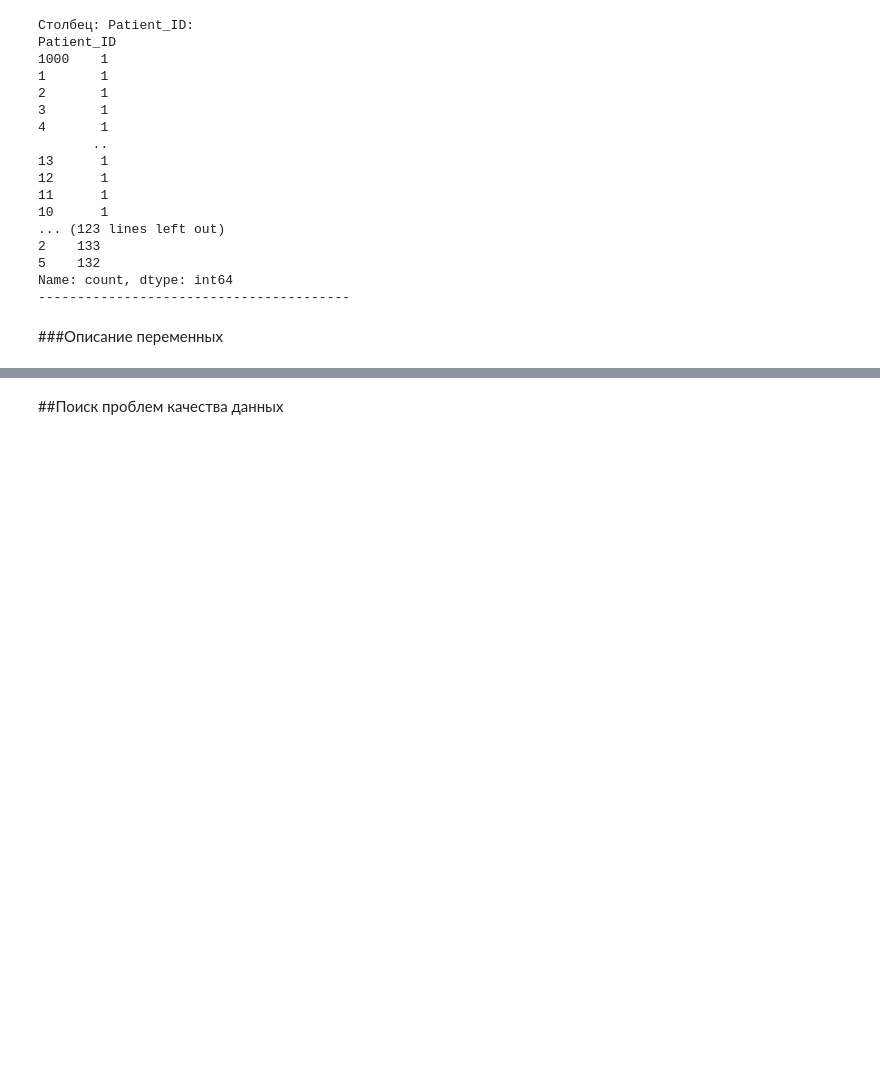
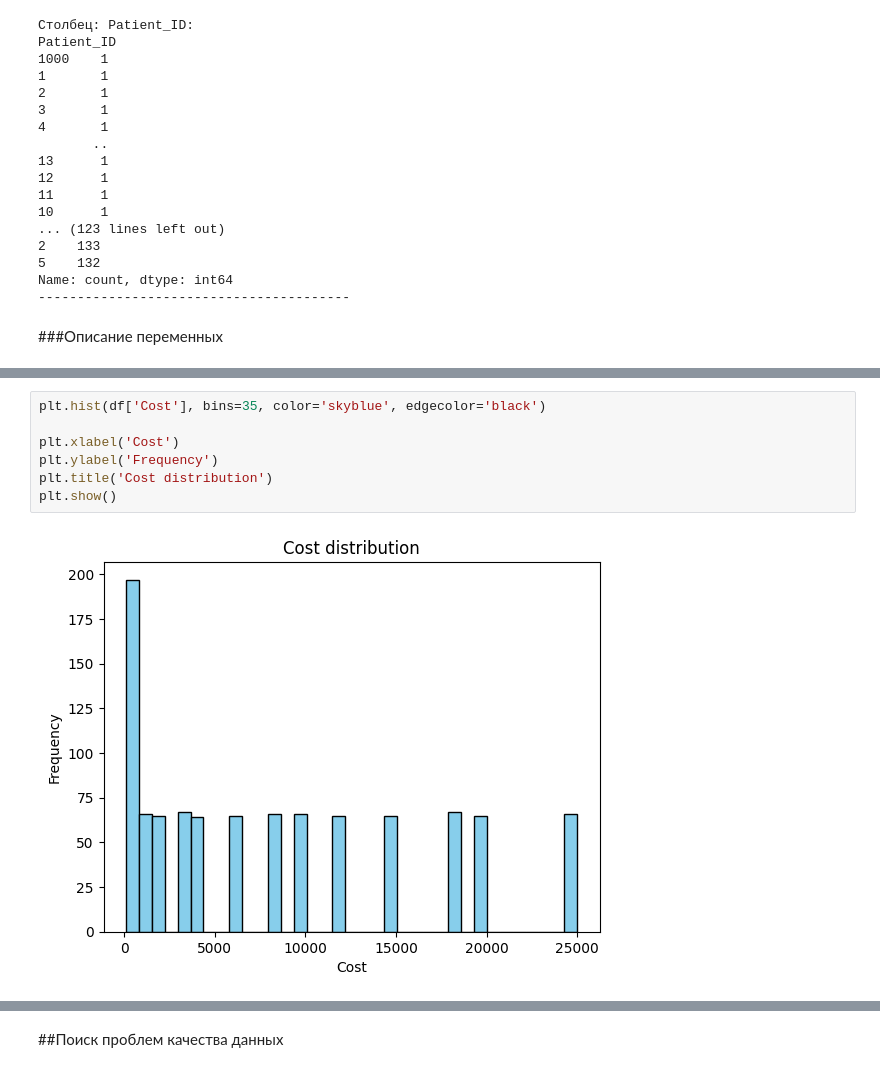
Before and after one commit to Fixer1313/DA_case5, a Jupyter notebook: notebooks/01_preprocessing.ipynb, the cells around one changed output, grey strips where cells are left out. Cells and saved outputs as stored; diff of their text form; blank space fills up the shorter version.

```diff
--- a/notebooks/01_preprocessing.ipynb
+++ b/notebooks/01_preprocessing.ipynb
@@ -106,0 +117,9 @@ print(df['Age'].min(),df['Age'].max())
+# %%
+plt.hist(df['Cost'], bins=35, color='skyblue', edgecolor='black')
+
+plt.xlabel('Cost')
+plt.ylabel('Frequency')
+plt.title('Cost distribution')
+plt.show()
+# %% [output]
+[figure, added]
```
Also changed, not shown: parts of 35 cells of this notebook.
